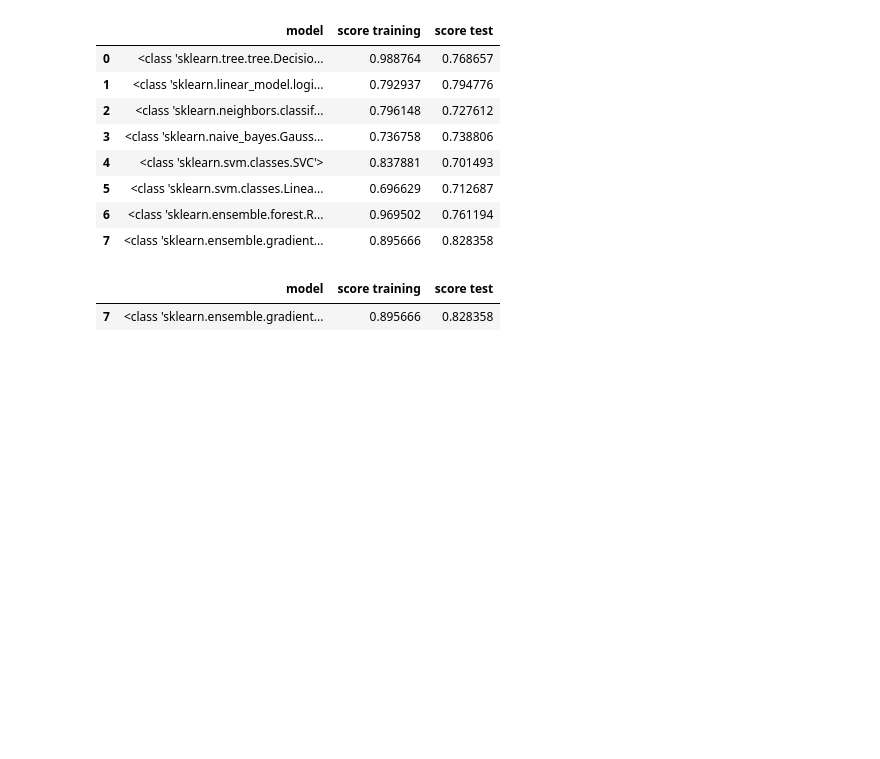
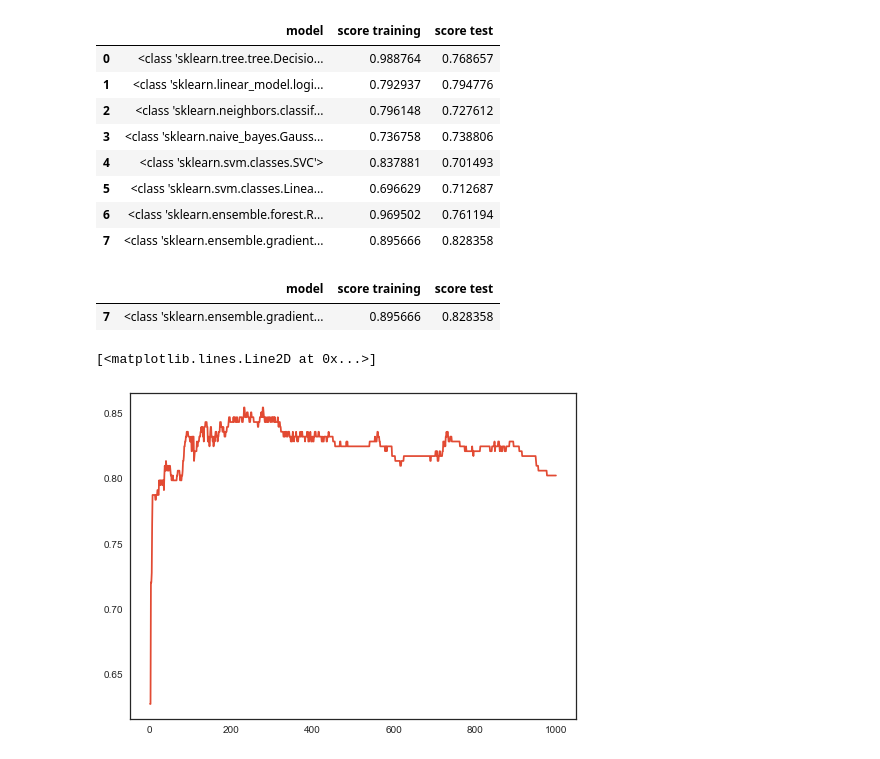
Before and after one commit to reanggue/Titanic-data-from-Kaggle, a Jupyter notebook: Titanic data from Kaggle.ipynb, the cells around one changed output. Drawn from its saved outputs; the diff is of its cells as text; code cells hidden in the pictures; blank space fills up the shorter version.

Commit message:
optimum estimators gradient boosting
to find higher test score

```diff
--- a/Titanic data from Kaggle.ipynb
+++ b/Titanic data from Kaggle.ipynb
@@ -464,3 +464,24 @@ data1[data1['score test']==data1['score test'].max()]
 # %% [output]
 |  | model | score training | score test |
 | 7 | <class 'sklearn.ensemble.gradient... | 0.895666 | 0.828358 |
+# %%
+## find optimum estimators from Gradient Boosting Classifier
+
+
+j=[]
+dat1 = []
+dat2 = []
+dist = ['deviance','exponential']
+jarak = np.arange(1,1000,1)
+for i in jarak:
+    model = GradientBoostingClassifier(n_estimators=i)
+    model.fit(train_X,train_y)
+    j.append(i)
+    dat1.append(model.score( train_X , train_y ))
+    dat2.append(model.score( valid_X , valid_y ))
+#    print(i, model.score( train_X , train_y ) , model.score( valid_X , valid_y ) )
+# %%
+plt.plot(j,dat2)
+# %% [output]
+[<matplotlib.lines.Line2D at 0x...>]
+[figure, added]
```
Also changed, not shown: parts of 2 cells of this notebook.
